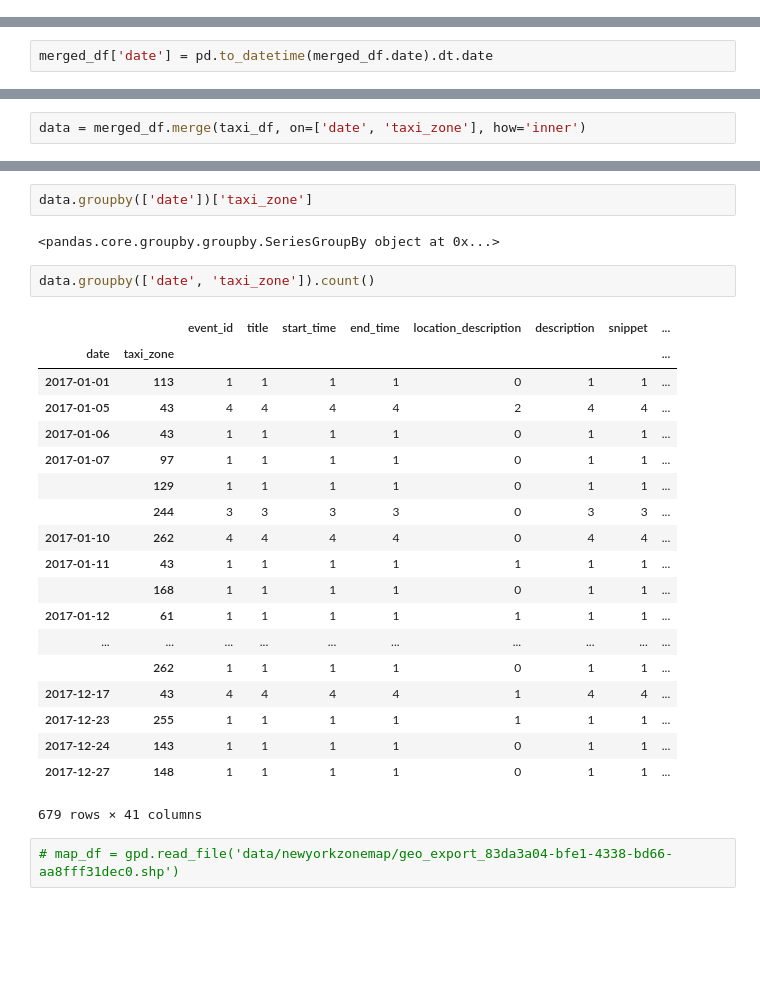
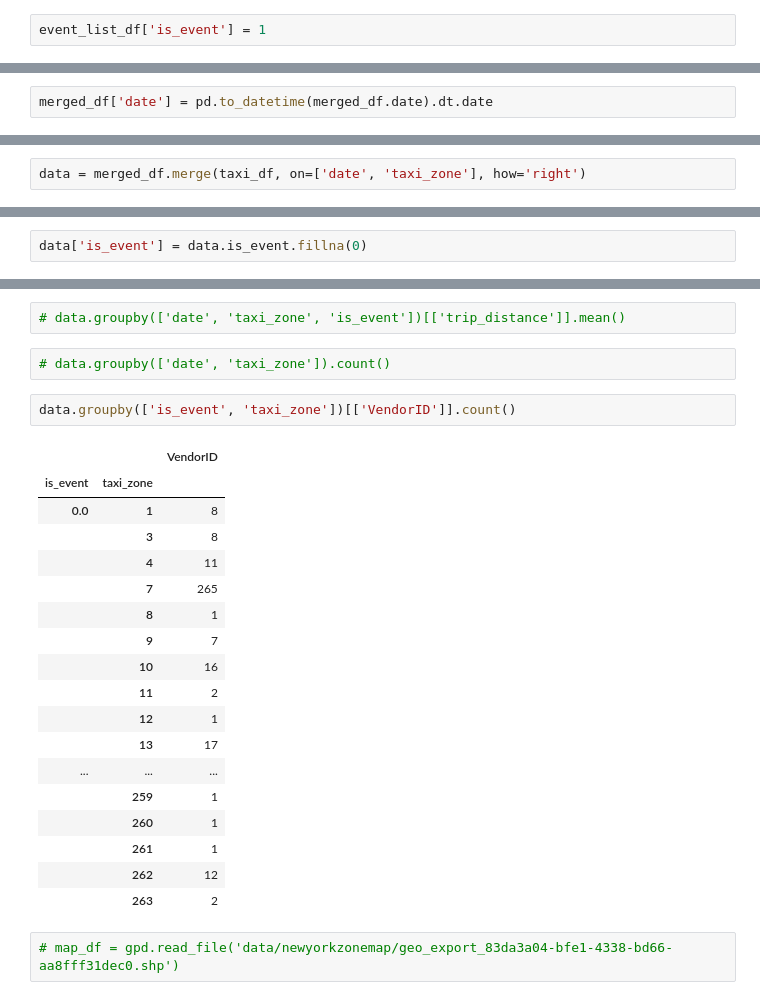
Before and after one commit to inistar/taxi-requests-ds, a Jupyter notebook: EDA.ipynb, the cells around one changed output, grey strips where cells are left out. Drawn from its saved outputs; the diff is of its cells as text; blank space fills up the shorter version.

Commit message:
grouped by events and measure teh count and avg trip distance

```diff
--- a/EDA.ipynb
+++ b/EDA.ipynb
@@ -56,6 +56,8 @@ event_list_df[event_list_df.end_time == '24:00']
 event_list_df['end_time'] = pd.to_datetime(event_list_df['end_time'], format='%H:%M')
 # %%
 event_list_df['date'] = pd.to_datetime(event_list_df.date)
+# %%
+event_list_df['is_event'] = 1
 # %%
 event_list_df.end_time[40]
 # %% [output]
@@ -282,2 +284,2 @@ memory usage: 2.4+ MB
 # %%
-data = merged_df.merge(taxi_df, on=['date', 'taxi_zone'], how='inner')
+data = merged_df.merge(taxi_df, on=['date', 'taxi_zone'], how='right')
@@ -284,3 +310,5 @@ data = merged_df.merge(taxi_df, on=['date', 'taxi_zone'], how='inner')
+# %%
+data['is_event'] = data.is_event.fillna(0)
 # %%
 data.head()
 # %% [output]
@@ -313,29 +321,28 @@ dtype: int64
+# %%
+# data.groupby(['date', 'taxi_zone', 'is_event'])[['trip_distance']].mean()
 # %%
-data.groupby(['date'])['taxi_zone']
+# data.groupby(['date', 'taxi_zone']).count()
-# %% [output]
-<pandas.core.groupby.groupby.SeriesGroupBy object at 0x...>
 # %%
-data.groupby(['date', 'taxi_zone']).count()
+data.groupby(['is_event', 'taxi_zone'])[['VendorID']].count()
 # %% [output]
-|  |  | event_id | title | start_time | end_time | location_description | description | snippet | ... |
-| date | taxi_zone |  |  |  |  |  |  |  | ... |
-| 2017-01-01 | 113 | 1 | 1 | 1 | 1 | 0 | 1 | 1 | ... |
-| 2017-01-05 | 43 | 4 | 4 | 4 | 4 | 2 | 4 | 4 | ... |
-| 2017-01-06 | 43 | 1 | 1 | 1 | 1 | 0 | 1 | 1 | ... |
-| 2017-01-07 | 97 | 1 | 1 | 1 | 1 | 0 | 1 | 1 | ... |
-|  | 129 | 1 | 1 | 1 | 1 | 0 | 1 | 1 | ... |
-|  | 244 | 3 | 3 | 3 | 3 | 0 | 3 | 3 | ... |
-| 2017-01-10 | 262 | 4 | 4 | 4 | 4 | 0 | 4 | 4 | ... |
-| 2017-01-11 | 43 | 1 | 1 | 1 | 1 | 1 | 1 | 1 | ... |
-|  | 168 | 1 | 1 | 1 | 1 | 0 | 1 | 1 | ... |
-| 2017-01-12 | 61 | 1 | 1 | 1 | 1 | 1 | 1 | 1 | ... |
-| ... | ... | ... | ... | ... | ... | ... | ... | ... | ... |
-|  | 262 | 1 | 1 | 1 | 1 | 0 | 1 | 1 | ... |
-| 2017-12-17 | 43 | 4 | 4 | 4 | 4 | 1 | 4 | 4 | ... |
-| 2017-12-23 | 255 | 1 | 1 | 1 | 1 | 1 | 1 | 1 | ... |
-| 2017-12-24 | 143 | 1 | 1 | 1 | 1 | 0 | 1 | 1 | ... |
-| 2017-12-27 | 148 | 1 | 1 | 1 | 1 | 0 | 1 | 1 | ... |
+|  |  | VendorID |
+| is_event | taxi_zone |  |
+| 0.0 | 1 | 8 |
+|  | 3 | 8 |
+|  | 4 | 11 |
+|  | 7 | 265 |
+|  | 8 | 1 |
+|  | 9 | 7 |
+|  | 10 | 16 |
+|  | 11 | 2 |
+|  | 12 | 1 |
+|  | 13 | 17 |
+| ... | ... | ... |
+|  | 259 | 1 |
+|  | 260 | 1 |
+|  | 261 | 1 |
+|  | 262 | 12 |
+|  | 263 | 2 |
-679 rows × 41 columns
 # %%
 # map_df = gpd.read_file('data/newyorkzonemap/geo_export_83da3a04-bfe1-4338-bd66-aa8fff31dec0.shp')
 # %%
```
Also changed, not shown: parts of 5 cells of this notebook.
